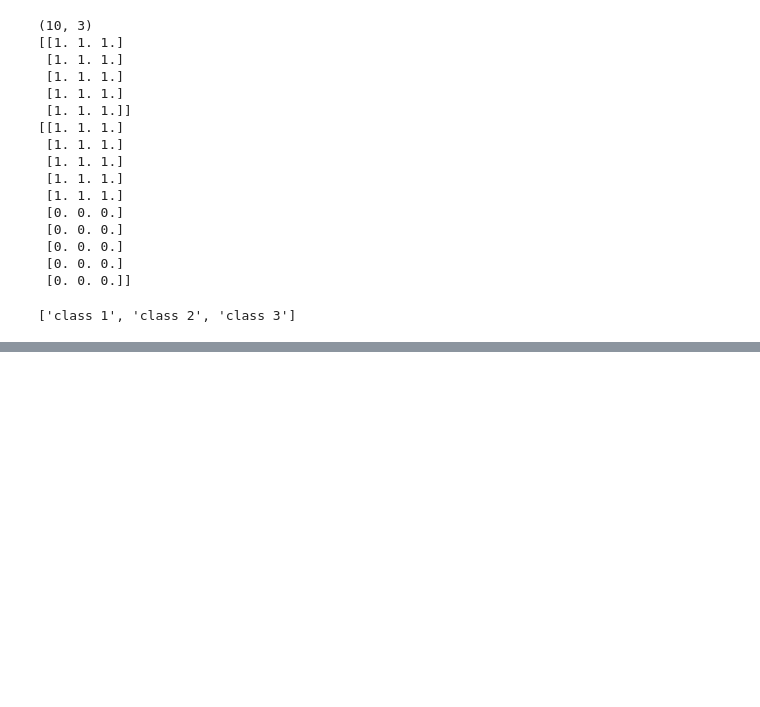
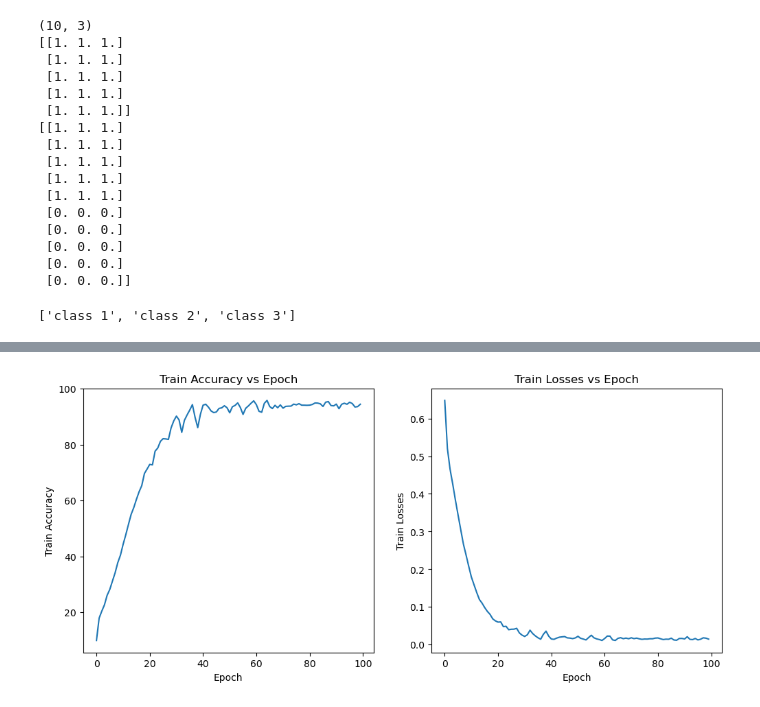
Before and after one commit to reynardo-tjhin/COMP4329_Assignment_2, a Jupyter notebook: regnet_lstm_model/notebooks/Test.ipynb, the cells around one changed output, grey strips where cells are left out. Saved outputs shown, nothing was run; the diff lists cells and outputs as text; code cells hidden in the pictures; blank space fills up the shorter version.

```diff
--- a/regnet_lstm_model/notebooks/Test.ipynb
+++ b/regnet_lstm_model/notebooks/Test.ipynb
@@ -209,0 +280,26 @@ df.columns[2:].to_list()
+# %%
+import pandas as pd
+import matplotlib.pyplot as plt
+
+combine_model_no_dropout = pd.read_csv("../logs/combined_no_dropout_100_epochs.csv")
+
+train_accs = combine_model_no_dropout['Train Accuracies']
+train_losses = combine_model_no_dropout['Train Losses']
+
+plt.figure(figsize=(12, 5))
+
+plt.subplot(1, 2, 1)
+plt.title("Train Accuracy vs Epoch")
+plt.plot(train_accs)
+plt.ylabel("Train Accuracy")
+plt.xlabel("Epoch")
+
+plt.subplot(1, 2, 2)
+plt.title("Train Losses vs Epoch")
+plt.plot(train_losses)
+plt.ylabel("Train Losses")
+plt.xlabel("Epoch")
+
+plt.show()
+# %% [output]
+[figure, added]
```
Also changed, not shown: parts of 6 cells of this notebook, 15 other files.
